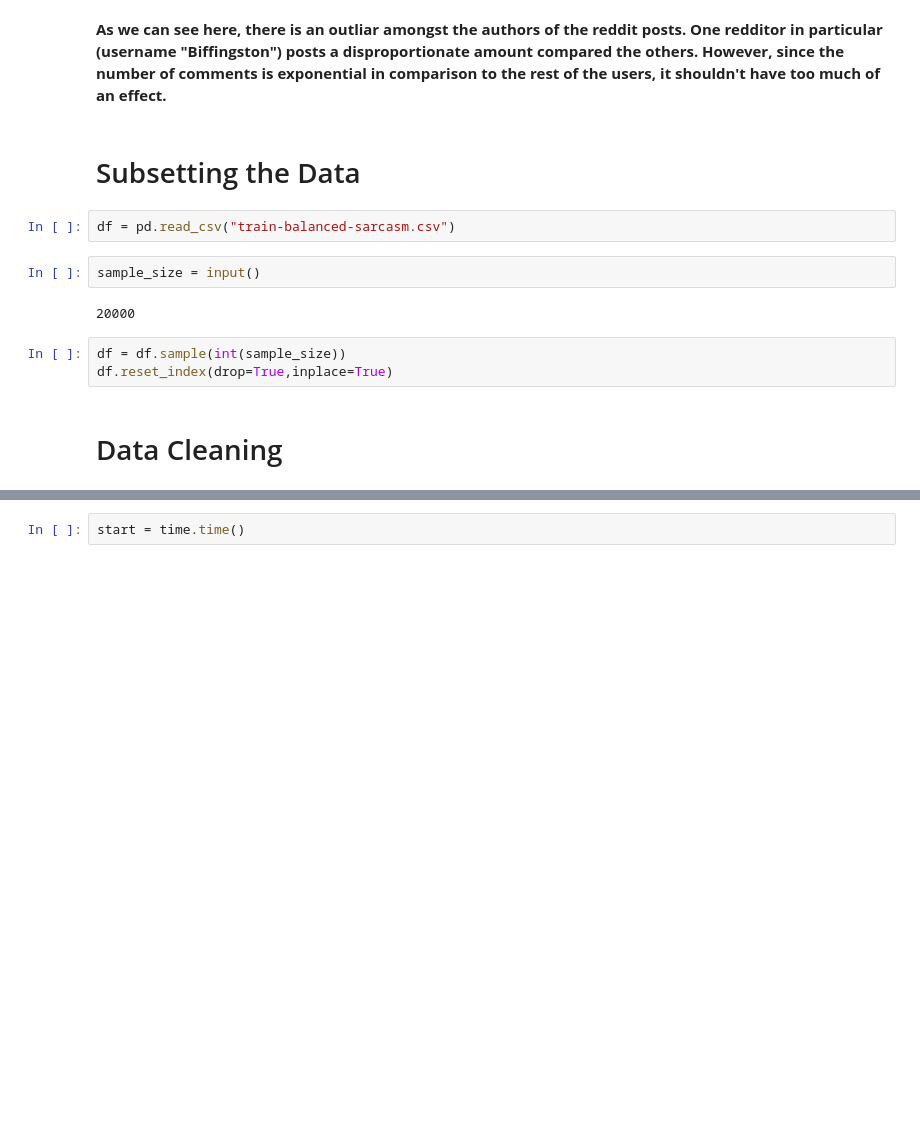
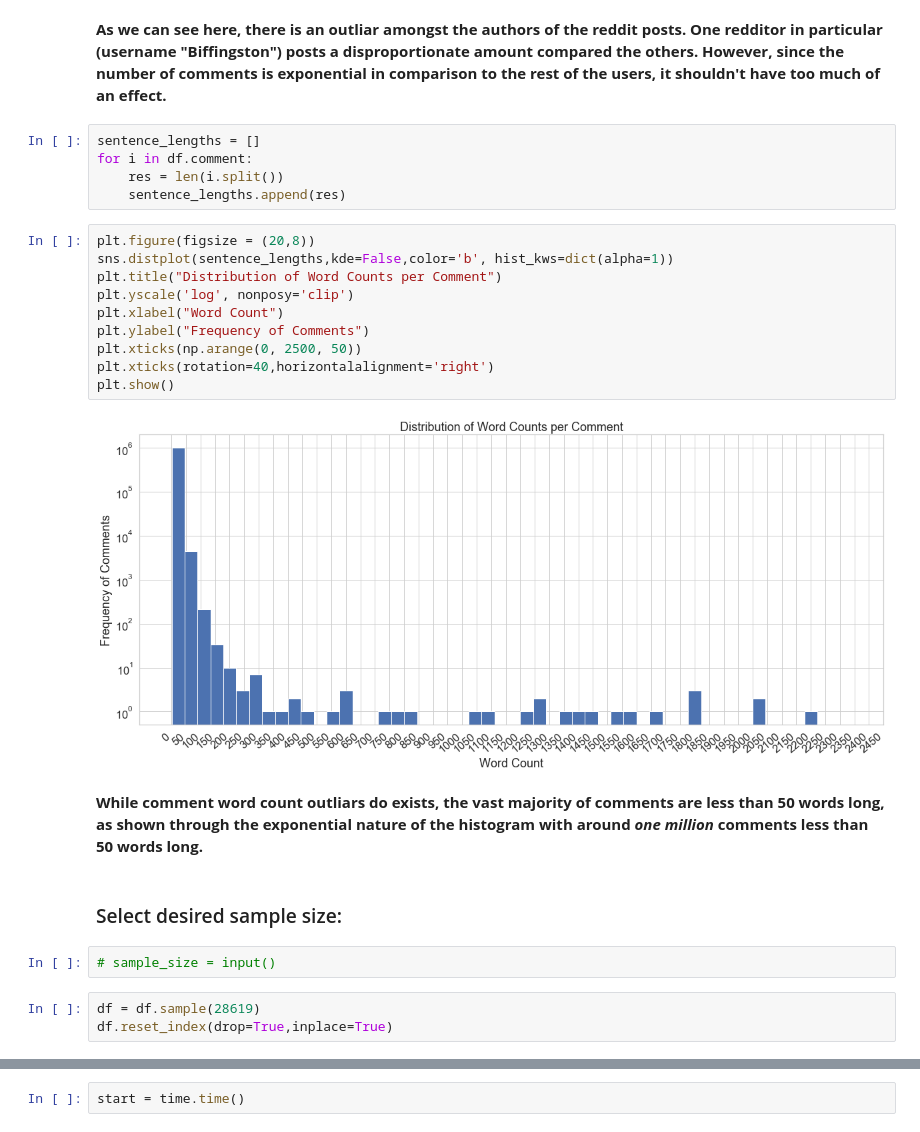
Before and after one commit to percivalchen/Sarcasm-Detection-With-Deep-Learning, a Jupyter notebook: EDA.ipynb, the cells around one changed output, grey strips where cells are left out. Saved outputs shown, nothing was run; the diff lists cells and outputs as text; blank space fills up the shorter version.

```diff
--- a/EDA.ipynb
+++ b/EDA.ipynb
@@ -67,16 +170,29 @@ plt.show()
 [figure]
 # %% [markdown]
 **As we can see here, there is an outliar amongst the authors of the reddit posts. One redditor in particular (username "Biffingston") posts a disproportionate amount compared the others. However, since the number of comments is exponential in comparison to the rest of the users, it shouldn't have too much of an effect.**
-# %% [markdown]
-# Subsetting the Data
-# %%
-df = pd.read_csv("train-balanced-sarcasm.csv")
-# %%
-sample_size = input()
-# %% [output]
-20000
+# %%
+sentence_lengths = []
+for i in df.comment:
+    res = len(i.split())
+    sentence_lengths.append(res)
+# %%
+plt.figure(figsize = (20,8))
+sns.distplot(sentence_lengths,kde=False,color='b', hist_kws=dict(alpha=1))
+plt.title("Distribution of Word Counts per Comment")
+plt.yscale('log', nonposy='clip')
+plt.xlabel("Word Count")
+plt.ylabel("Frequency of Comments")
+plt.xticks(np.arange(0, 2500, 50))
+plt.xticks(rotation=40,horizontalalignment='right')
+plt.show()
+# %% [output]
+[figure, added]
+# %% [markdown]
+**While comment word count outliars do exists, the vast majority of comments are less than 50 words long, as shown through the exponential nature of the histogram with around *one million* comments less than 50 words long.**
+# %% [markdown]
+### Select desired sample size:
+# %%
+# sample_size = input()
 # %%
-df = df.sample(int(sample_size))
+df = df.sample(28619)
 df.reset_index(drop=True,inplace=True)
-# %% [markdown]
-# Data Cleaning
```
Also changed, not shown: parts of 64 cells of this notebook, 2 other files.
